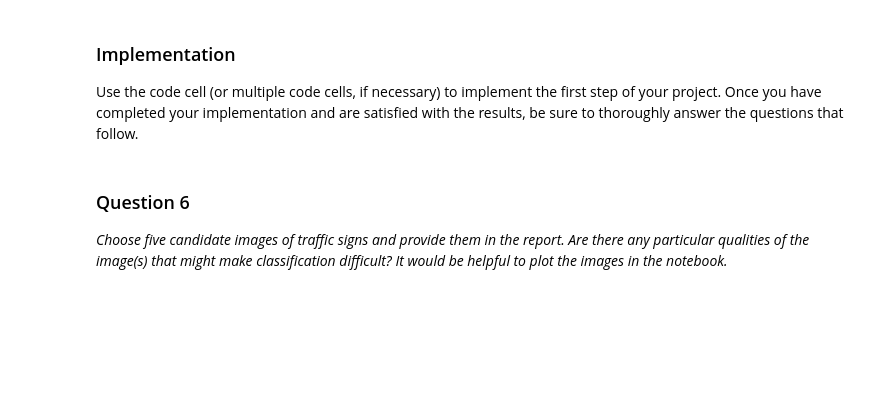
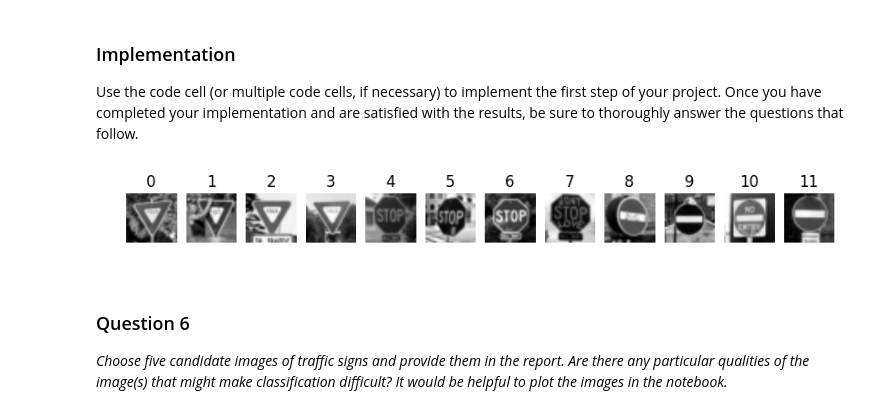
Before and after one commit to hangyao/Udacity_SDCND_traffic-signs, a Jupyter notebook: Traffic_Signs_Recognition.ipynb, the cells around one changed output. Saved outputs shown, nothing was run; the diff lists cells and outputs as text; code cells hidden in the pictures; blank space fills up the shorter version.

```diff
--- a/Traffic_Signs_Recognition.ipynb
+++ b/Traffic_Signs_Recognition.ipynb
@@ -542,3 +540,37 @@ Use the code cell (or multiple code cells, if necessary) to implement the first
+# %%
+### Load the images and plot them here.
+### Feel free to use as many code cells as needed.
+
+num_img = 12
+filepath = "pictures/"
+format_img = ".png"
+X_samples = np.ndarray(shape=(num_img,32,32,1), dtype=float)
+for i in range(num_img):
+    X_samples[i,:,:,0] = cv2.imread(filepath+str(i+1)+format_img, 0)
+
+def cvtNorm(images):
+    '''Normalize images from 0 to 1'''
+    convImages = np.ndarray(shape=(images.shape[0],images.shape[1],images.shape[2],1), dtype=float)
+    for i in range(images.shape[0]):
+        img = images[i]
+        img2 = np.copy(img)
+        img2 = cv2.normalize(img, img2, 0., 1, cv2.NORM_MINMAX)
+        convImages[i, :, :, :] = img2
+    return convImages
+
+X_samples = cvtNorm(X_samples)
+
+num_rows = 1
+num_cols = 12
+fig = plt.figure(1,figsize=(10,5), dpi=32)
+gs = gridspec.GridSpec(num_rows, num_cols, wspace=0.2, hspace=0.2)
+ax = [plt.subplot(gs[i]) for i in range(num_rows * num_cols)]
+for i, im in enumerate(X_samples):
+    ax[i].imshow(im[:,:,0], cmap="gray")
+    ax[i].set_title(i, loc='center')
+    ax[i].axis('off')
+# %% [output]
+[figure, added]
 # %% [markdown]
 ### Question 6
 
```
Also changed, not shown: parts of 7 cells of this notebook.
